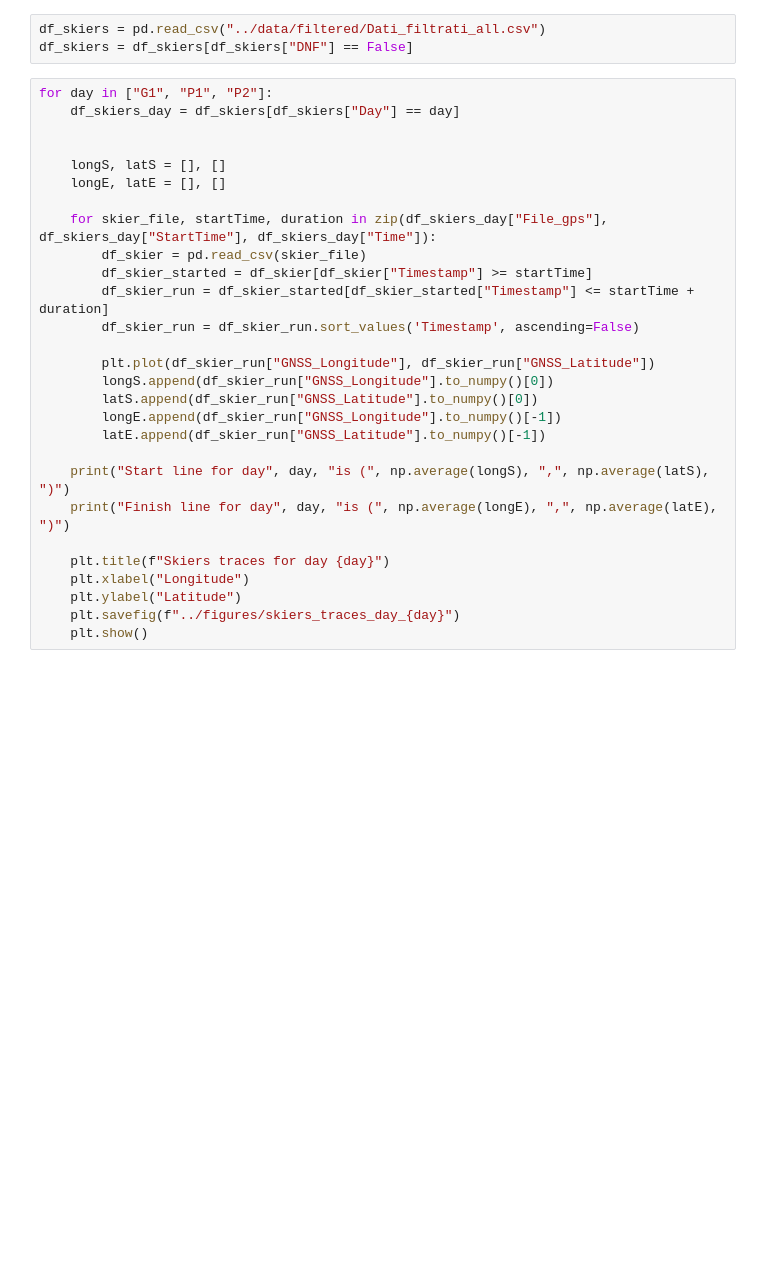
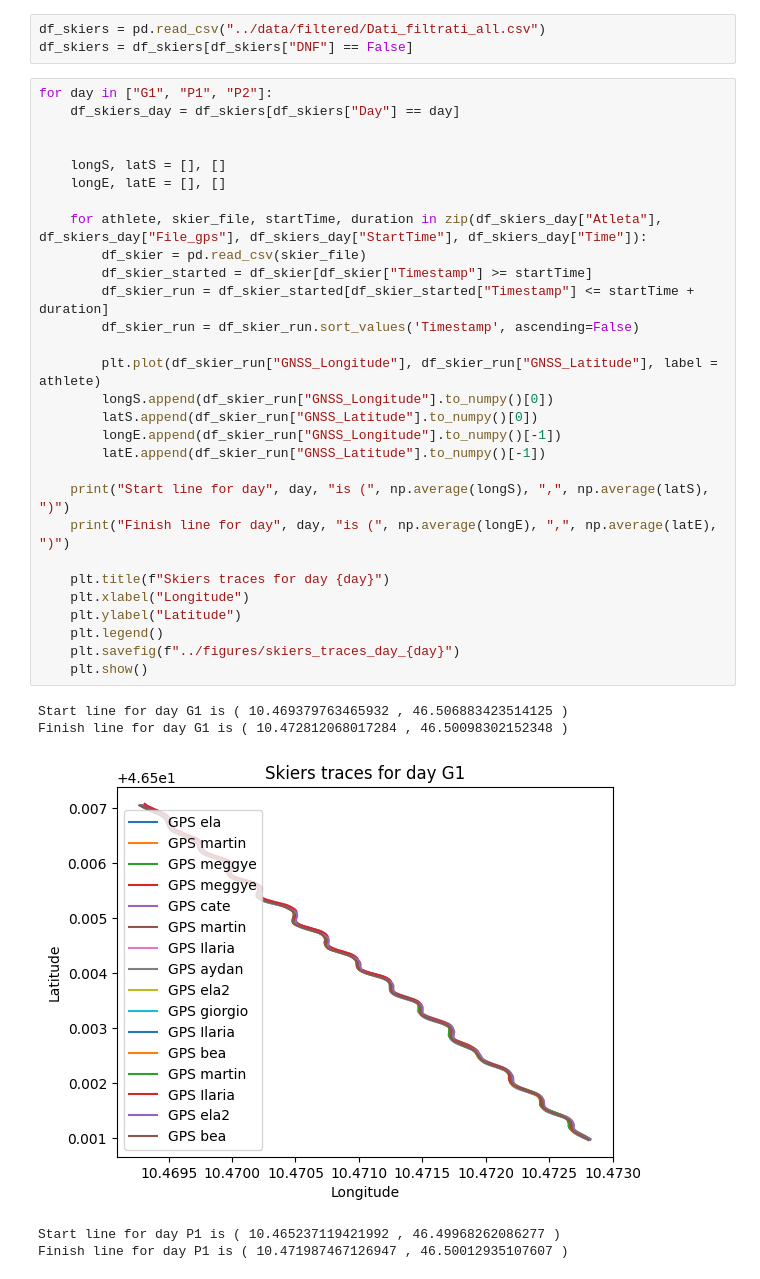
Before and after one commit to KalcMatej99/SkiAnalysisBasezzi, a Jupyter notebook: scripts/startLineDetection.ipynb, the cells around one changed output. Saved outputs shown, nothing was run; the diff lists cells and outputs as text; blank space fills up the shorter version.

Commit message:
Calculated start and finish line for all days #2

```diff
--- a/scripts/startLineDetection.ipynb
+++ b/scripts/startLineDetection.ipynb
@@ -8,28 +8,35 @@ df_skiers = df_skiers[df_skiers["DNF"] == False]
 # %%
 for day in ["G1", "P1", "P2"]:
     df_skiers_day = df_skiers[df_skiers["Day"] == day]
 
 
     longS, latS = [], []
     longE, latE = [], []
 
-    for skier_file, startTime, duration in zip(df_skiers_day["File_gps"], df_skiers_day["StartTime"], df_skiers_day["Time"]):
+    for athlete, skier_file, startTime, duration in zip(df_skiers_day["Atleta"], df_skiers_day["File_gps"], df_skiers_day["StartTime"], df_skiers_day["Time"]):
         df_skier = pd.read_csv(skier_file)
         df_skier_started = df_skier[df_skier["Timestamp"] >= startTime]
         df_skier_run = df_skier_started[df_skier_started["Timestamp"] <= startTime + duration]
         df_skier_run = df_skier_run.sort_values('Timestamp', ascending=False)
 
-        plt.plot(df_skier_run["GNSS_Longitude"], df_skier_run["GNSS_Latitude"])
+        plt.plot(df_skier_run["GNSS_Longitude"], df_skier_run["GNSS_Latitude"], label = athlete)
         longS.append(df_skier_run["GNSS_Longitude"].to_numpy()[0])
         latS.append(df_skier_run["GNSS_Latitude"].to_numpy()[0])
         longE.append(df_skier_run["GNSS_Longitude"].to_numpy()[-1])
         latE.append(df_skier_run["GNSS_Latitude"].to_numpy()[-1])
 
     print("Start line for day", day, "is (", np.average(longS), ",", np.average(latS), ")")
     print("Finish line for day", day, "is (", np.average(longE), ",", np.average(latE), ")")
 
     plt.title(f"Skiers traces for day {day}")
     plt.xlabel("Longitude")
     plt.ylabel("Latitude")
+    plt.legend()
     plt.savefig(f"../figures/skiers_traces_day_{day}")
     plt.show()
+# %% [output]
+Start line for day G1 is ( 10.469379763465932 , 46.506883423514125 )
+Finish line for day G1 is ( 10.472812068017284 , 46.50098302152348 )
+[figure, added]
+Start line for day P1 is ( 10.465237119421992 , 46.49968262086277 )
+Finish line for day P1 is ( 10.471987467126947 , 46.50012935107607 )
```
Also changed, not shown: parts of 1 cell of this notebook, 6 other files.
